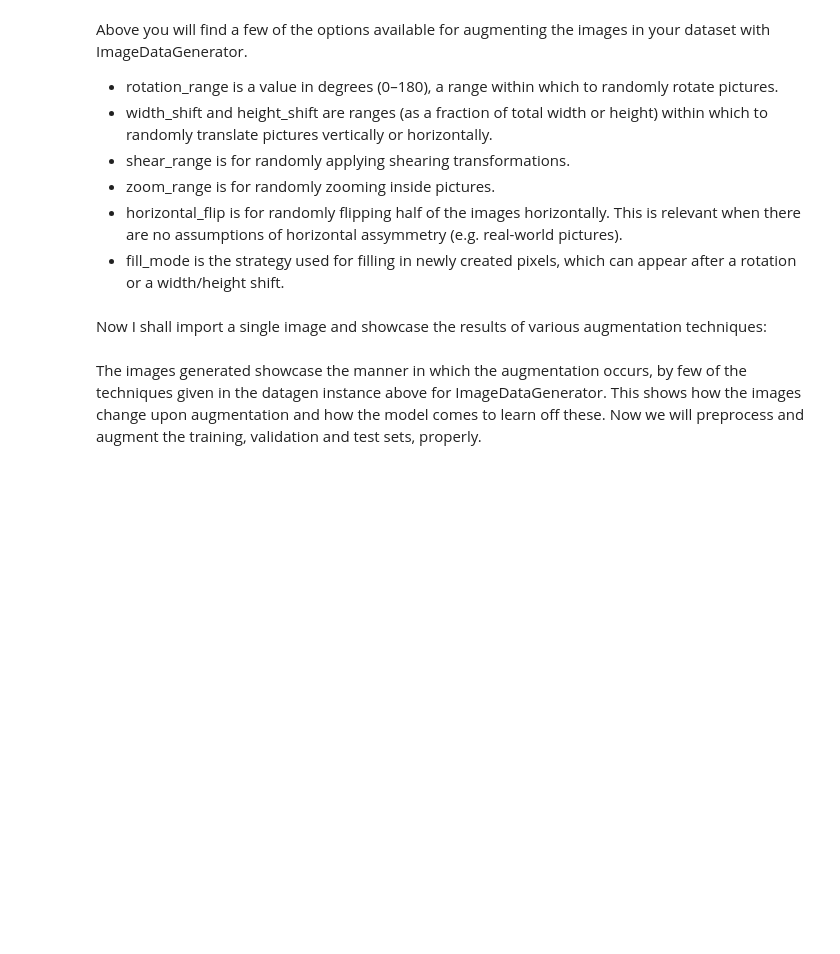
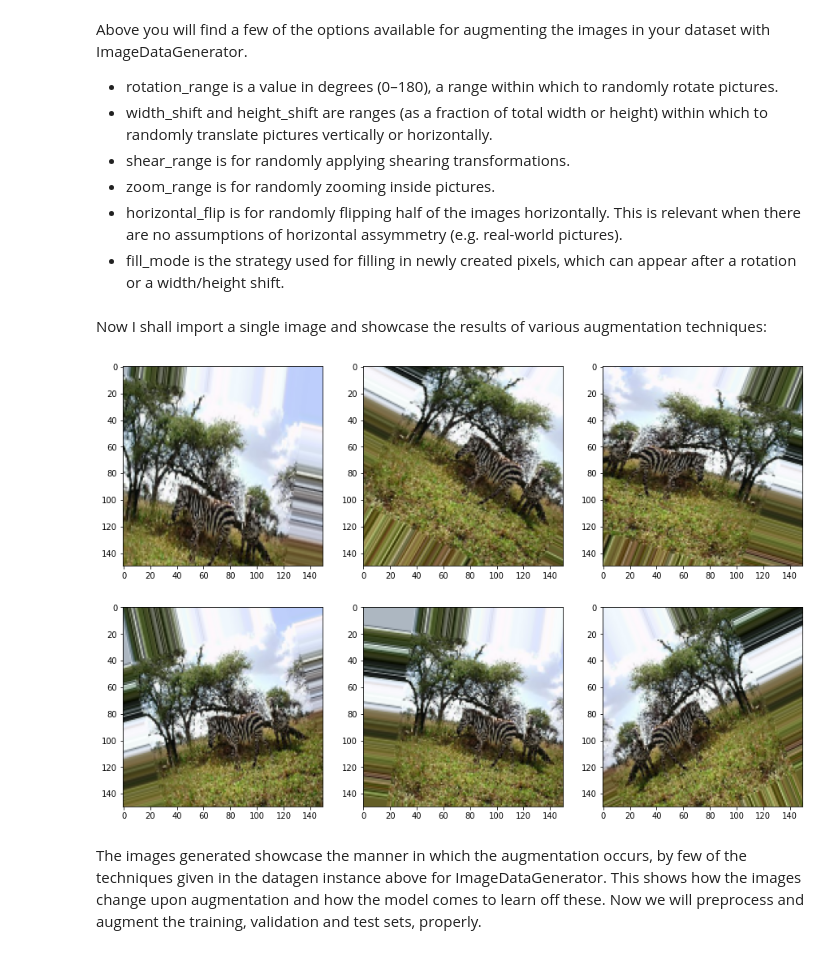
Before and after one commit to tomashege/lunch_lab_project_final, a Jupyter notebook: TH.ipynb, the cells around one changed output. Saved outputs shown, nothing was run; the diff lists cells and outputs as text; code cells hidden in the pictures; blank space fills up the shorter version.

```diff
--- a/TH.ipynb
+++ b/TH.ipynb
@@ -173,26 +176,31 @@ Now I shall import a single image and showcase the results of various augmentati
 # %%
 import matplotlib.image as mpimg
 from tensorflow.keras.preprocessing.image import array_to_img, img_to_array, load_img
 import os
 
 base_dir = "/Users/tomashegewisch/Downloads/data_sets_for_lunch_lab"
 direc = os.path.join(base_dir, 'Training')
 elephants = os.listdir(direc)
 
-img_path = os.path.join(direc, elephants[2])
+img_path = os.path.join(direc, elephants[23])
 
 img = load_img(img_path, target_size=(150, 150))  # this is a PIL image
 x = img_to_array(img)  # Numpy array with shape (150, 150, 3)
 x = x.reshape((1,) + x.shape)  # Numpy array with shape (1, 150, 150, 3)
 
+fig, ax = plt.subplots(2,3,figsize=(15,10))
+ax = ax.flatten()
+
 # The .flow() command below generates batches of randomly transformed images. It loops indefinitely, so we need to include a `break` the loop.
 i = 0
 for batch in datagen.flow(x, batch_size=1):
-    plt.figure(i)
-    imgplot = plt.imshow(array_to_img(batch[0]))
+#     plt.figure(i)
+    ax[i].imshow(array_to_img(batch[0]))
     i += 1
-    if i % 5 == 0:
+    if i % 6 == 0:
         break
+# %% [output]
+[figure, added]
 # %% [markdown]
 The images generated showcase the manner in which the augmentation occurs, by few of the techniques given in the datagen instance above for ImageDataGenerator. This shows how the images change upon augmentation and how the model comes to learn off these. Now we will preprocess and augment the training, validation and test sets, properly.
 # %% [markdown]
```
Also changed, not shown: parts of 11 cells of this notebook, 2 other files.
